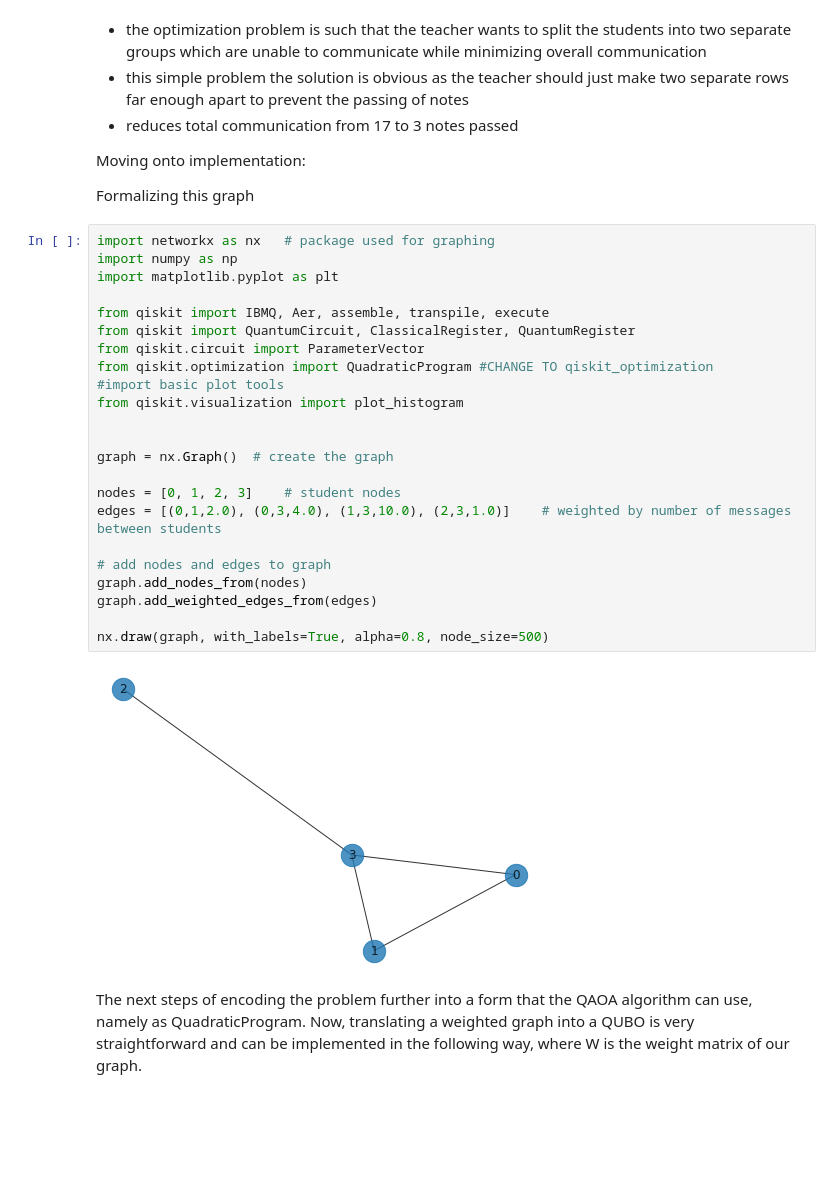
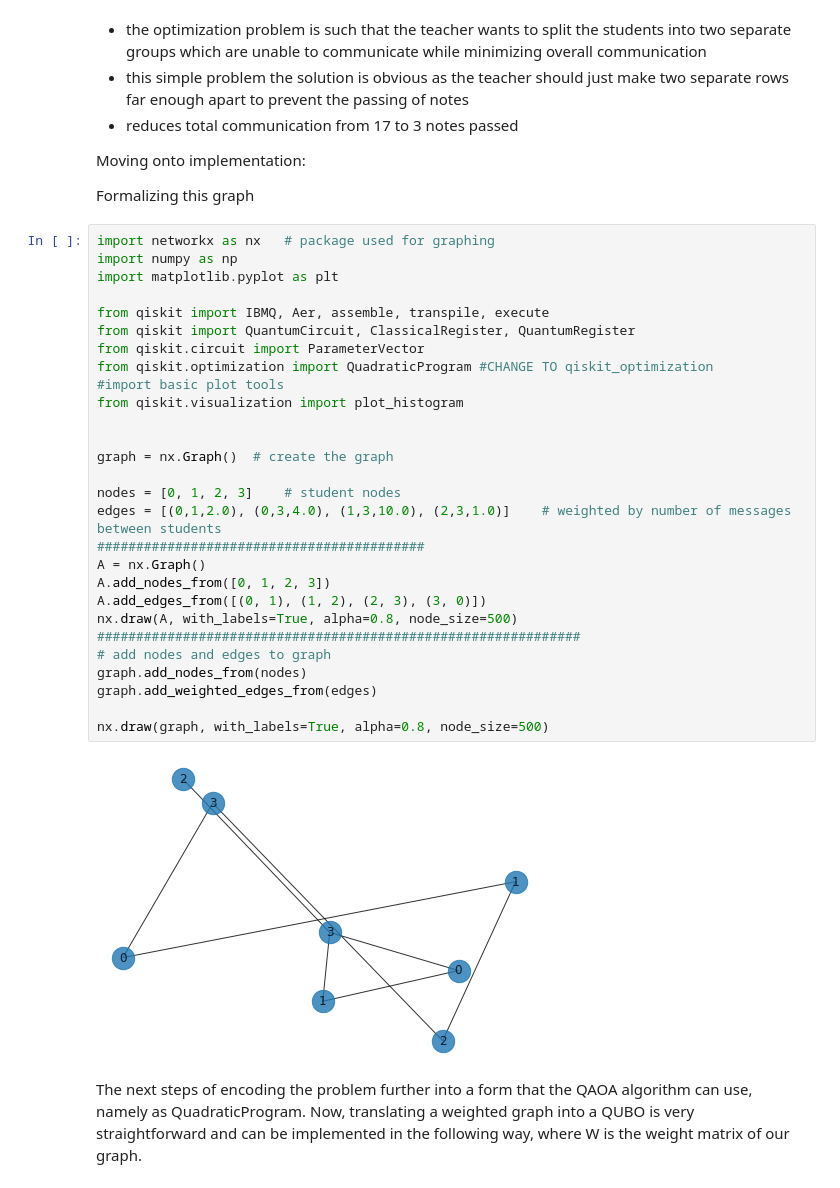
Before and after one commit to nicolasthill/Qiskit-Hackathon-at-World-of-QUANTUM, a Jupyter notebook: QAOA 101/QAOA_101_Outline.ipynb, the cells around one changed output. Saved outputs shown, nothing was run; the diff lists cells and outputs as text; blank space fills up the shorter version.

Commit message:
changed graph in code walkthrough

```diff
--- a/QAOA 101/QAOA_101_Outline.ipynb
+++ b/QAOA 101/QAOA_101_Outline.ipynb
@@ -114,28 +114,33 @@ Formalizing this graph
 # %%
 import networkx as nx   # package used for graphing
 import numpy as np
 import matplotlib.pyplot as plt
 
 from qiskit import IBMQ, Aer, assemble, transpile, execute
 from qiskit import QuantumCircuit, ClassicalRegister, QuantumRegister
 from qiskit.circuit import ParameterVector
 from qiskit.optimization import QuadraticProgram #CHANGE TO qiskit_optimization
 #import basic plot tools
 from qiskit.visualization import plot_histogram
 
 
 graph = nx.Graph()  # create the graph
 
 nodes = [0, 1, 2, 3]    # student nodes
 edges = [(0,1,2.0), (0,3,4.0), (1,3,10.0), (2,3,1.0)]    # weighted by number of messages between students
-
+##########################################
+A = nx.Graph()
+A.add_nodes_from([0, 1, 2, 3])
+A.add_edges_from([(0, 1), (1, 2), (2, 3), (3, 0)])
+nx.draw(A, with_labels=True, alpha=0.8, node_size=500)
+##############################################################
 # add nodes and edges to graph
 graph.add_nodes_from(nodes)
 graph.add_weighted_edges_from(edges)
 
 nx.draw(graph, with_labels=True, alpha=0.8, node_size=500)
 # %% [output]
-[figure, old version]
+[figure, new version]
 # %% [markdown]
 The next steps of encoding the problem further into a form that the QAOA algorithm can use, namely as QuadraticProgram. Now, translating a weighted graph into a QUBO is very straightforward and can be implemented in the following way, where W is the weight matrix of our graph.
 # %%
```
